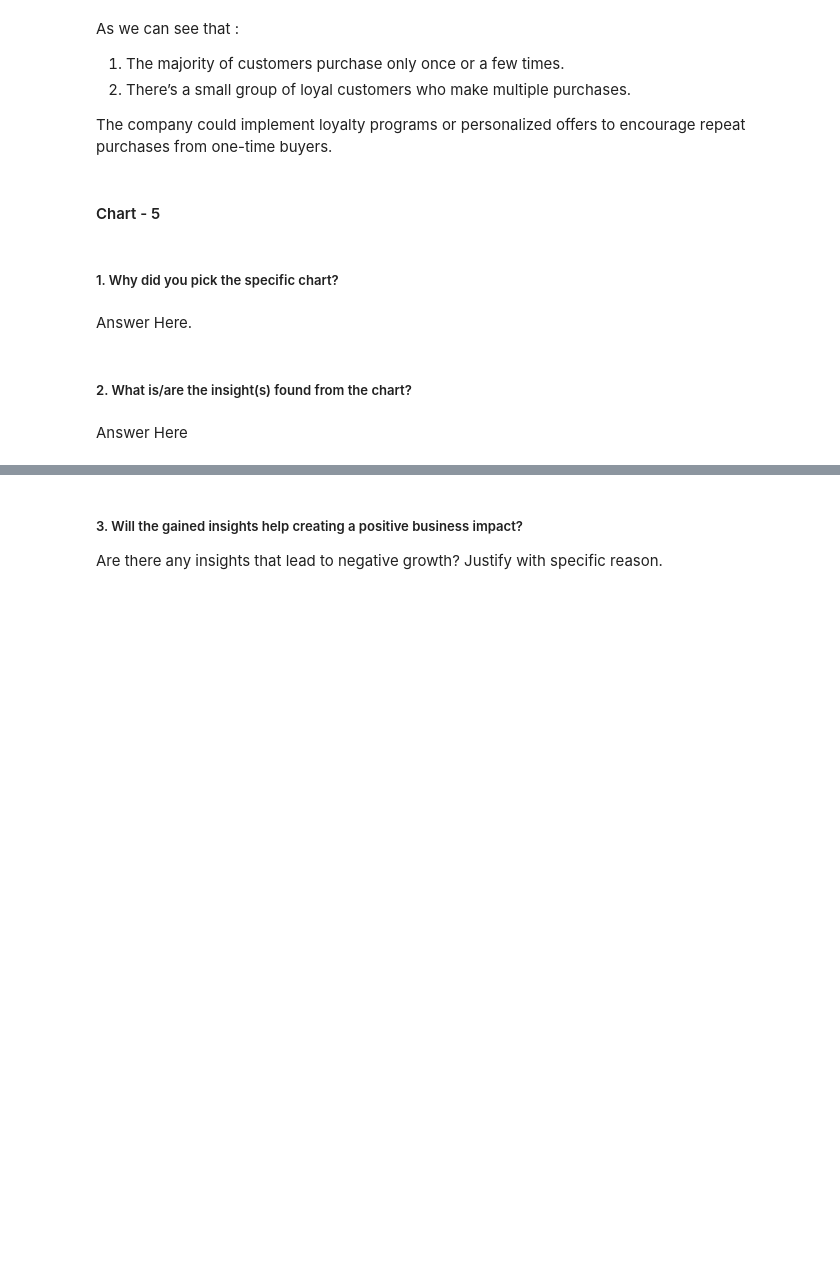
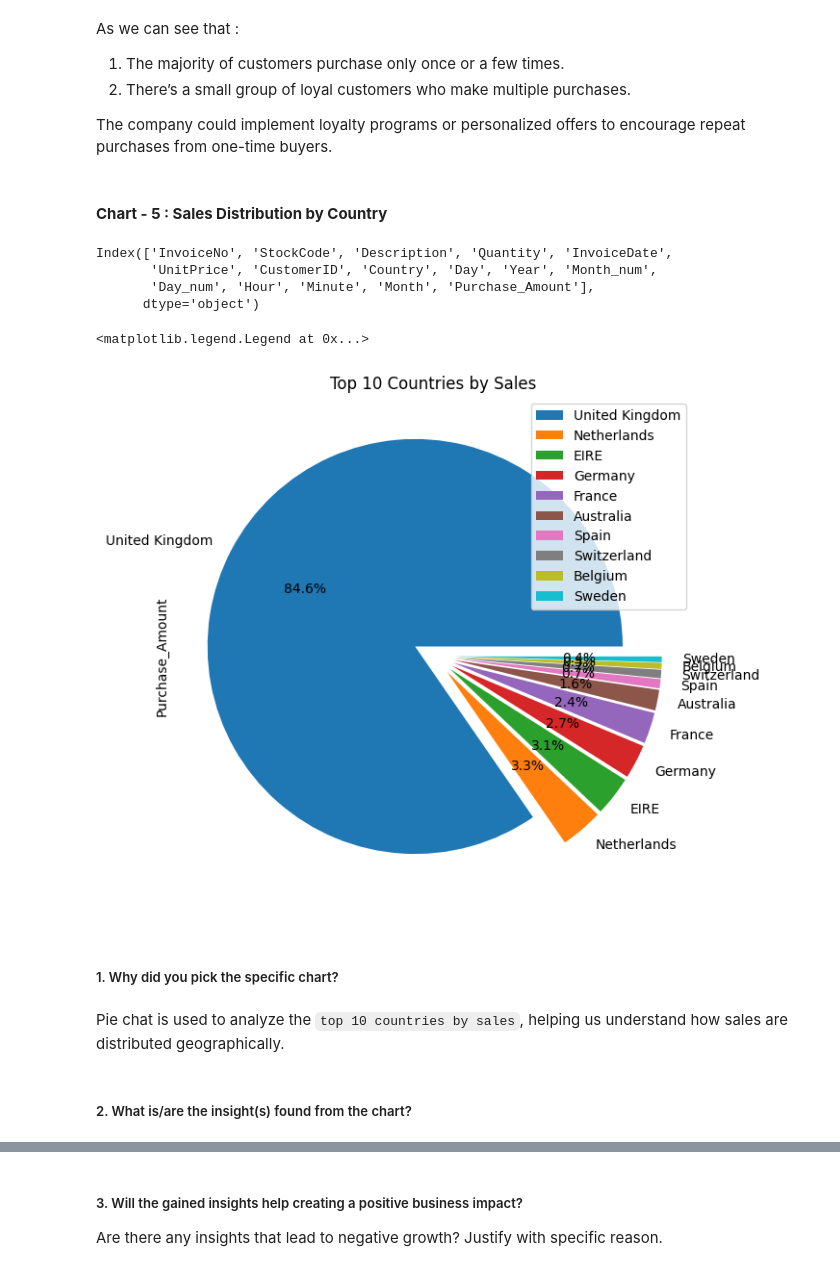
Before and after one commit to akshat-mishra-ds/Myntra-Online-Retail-Customer-Segmentation, a Jupyter notebook: Myntra_Online_Retail_Customer_Segmentation.ipynb, the cells around one changed output, grey strips where cells are left out. Saved outputs shown, nothing was run; the diff lists cells and outputs as text; code cells hidden in the pictures; blank space fills up the shorter version.

```diff
--- a/Myntra_Online_Retail_Customer_Segmentation.ipynb
+++ b/Myntra_Online_Retail_Customer_Segmentation.ipynb
@@ -464,4 +464,4 @@ As we can see that :
 
 The company could implement loyalty programs or personalized offers to encourage repeat purchases from one-time buyers.
 # %% [markdown]
-#### Chart - 5
+#### **Chart - 5 : Sales Distribution by Country**
@@ -470,8 +468,22 @@ The company could implement loyalty programs or personalized offers to encourage
+# %%
+Myntra_df.columns
+# %% [output]
+Index(['InvoiceNo', 'StockCode', 'Description', 'Quantity', 'InvoiceDate',
+       'UnitPrice', 'CustomerID', 'Country', 'Day', 'Year', 'Month_num',
+       'Day_num', 'Hour', 'Minute', 'Month', 'Purchase_Amount'],
+      dtype='object')
+# %%
+# Chart - 5 : Sales Distribution by Country
+country_sales = Myntra_df.groupby('Country')['Purchase_Amount'].sum().sort_values(ascending=False).head(10)
+explode_values = [0.1] * len(country_sales)
+country_sales.plot(kind='pie', labels = country_sales.index, autopct='%1.1f%%', explode = explode_values, figsize=(7,7), title="Top 10 Countries by Sales")
+plt.legend()
+# %% [output]
+<matplotlib.legend.Legend at 0x...>
+[figure, added]
 # %% [markdown]
 ##### 1. Why did you pick the specific chart?
-# %% [markdown]
-Answer Here.
+# %% [markdown]
+Pie chat is used to analyze the `top 10 countries by sales`, helping us understand how sales are distributed geographically.
 # %% [markdown]
 ##### 2. What is/are the insight(s) found from the chart?
-# %% [markdown]
-Answer Here
```
Also changed, not shown: parts of 24 cells of this notebook.
